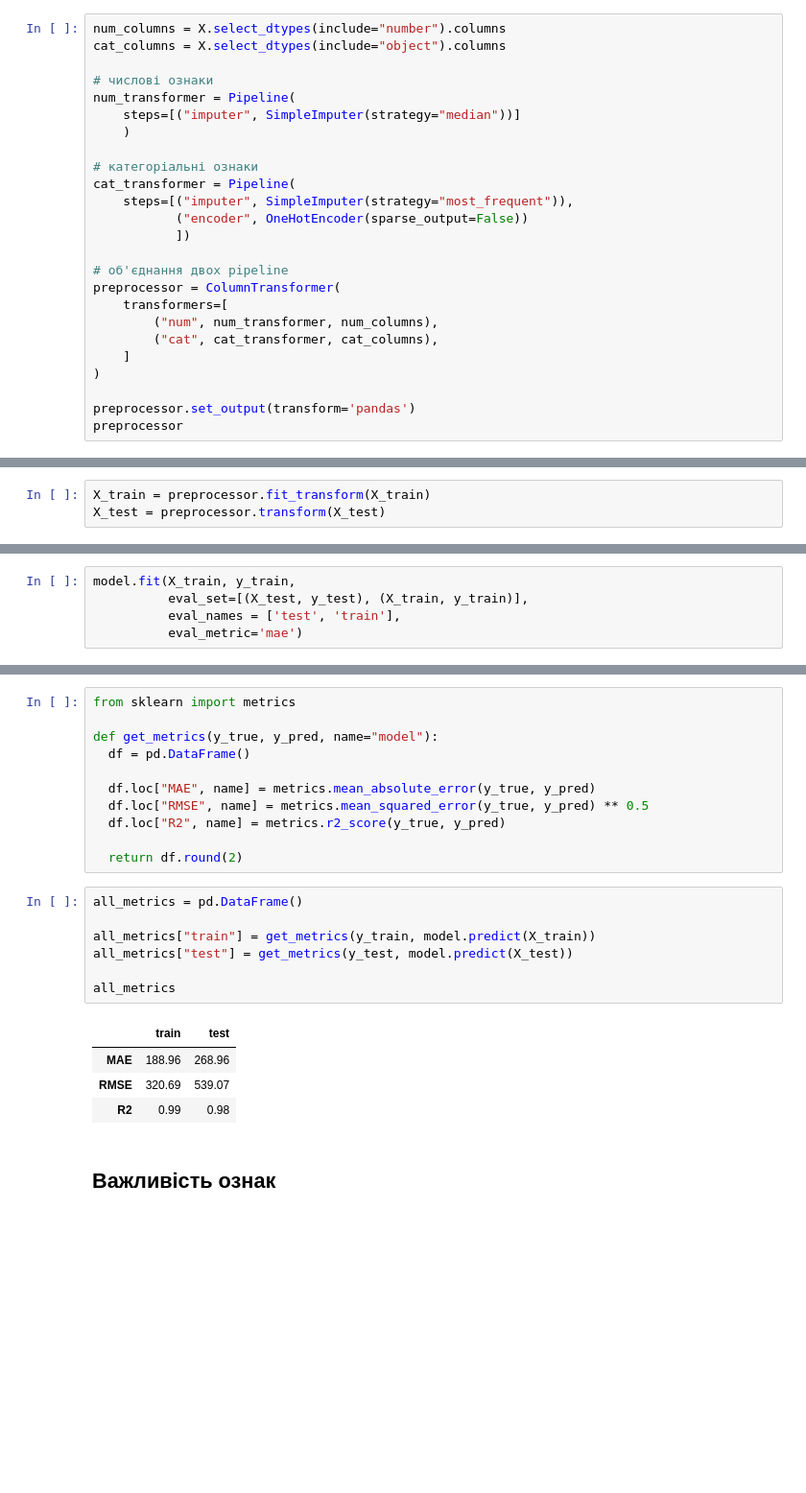
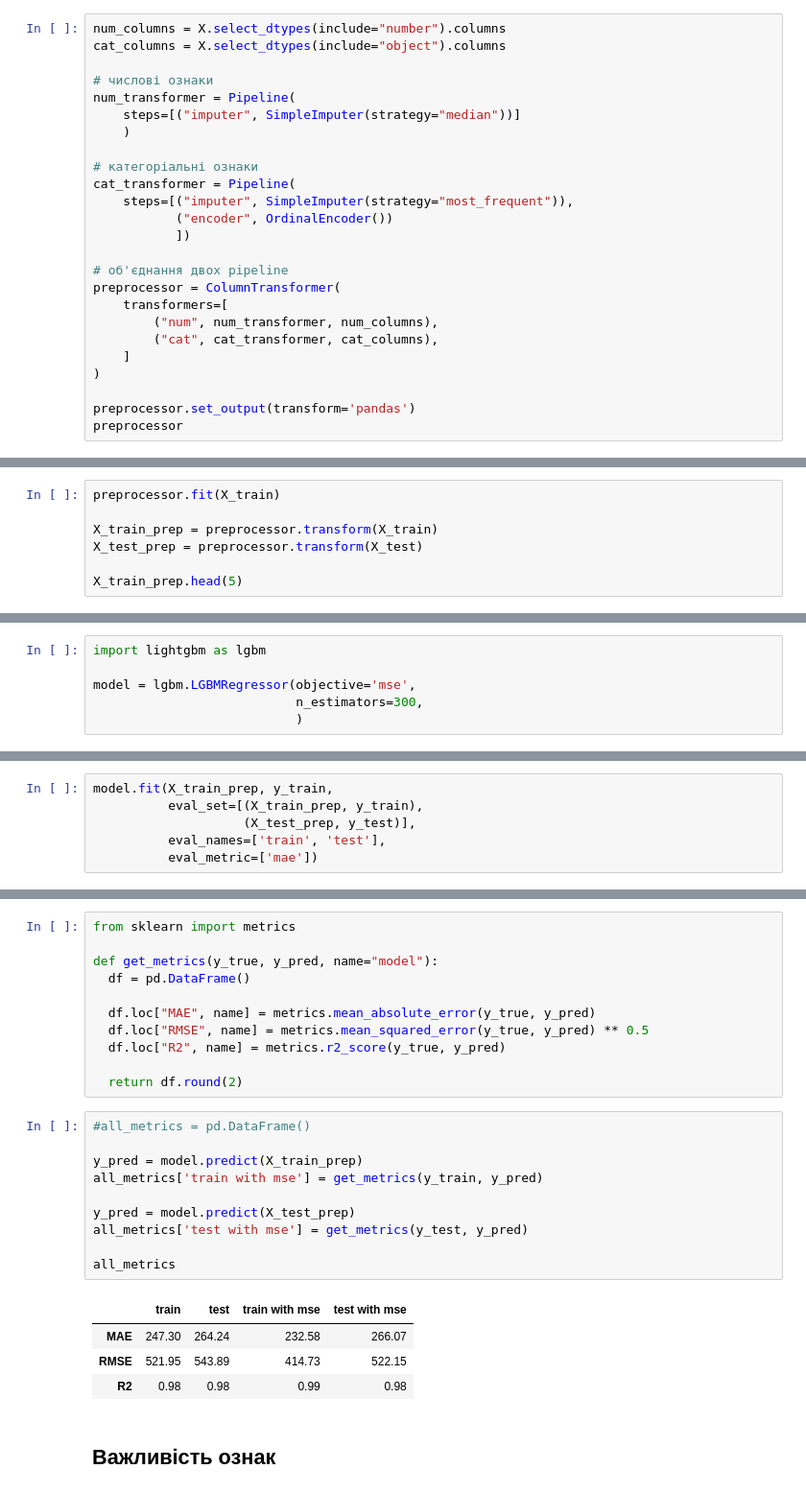
Before and after one commit to HalyshAnton/Python-AI, a Jupyter notebook: lightgbm.ipynb, the cells around one changed output, grey strips where cells are left out. Shown at 96% size. Drawn from its saved outputs; the diff is of its cells as text; blank space fills up the shorter version.

```diff
--- a/lightgbm.ipynb
+++ b/lightgbm.ipynb
@@ -177,7 +185,7 @@ num_transformer = Pipeline(
 # категоріальні ознаки
 cat_transformer = Pipeline(
     steps=[("imputer", SimpleImputer(strategy="most_frequent")),
-           ("encoder", OneHotEncoder(sparse_output=False))
+           ("encoder", OrdinalEncoder())
            ])
 
 # об'єднання двох pipeline
@@ -206,5 +214,9 @@ ColumnTransformer(transformers=[('num',
 # %% [markdown]
 Оскільки ми користуємось новою бібліотекою, то нам потрібно поередньо натренувати `preprocessor` та обробити дані
 # %%
-X_train = preprocessor.fit_transform(X_train)
-X_test = preprocessor.transform(X_test)
+preprocessor.fit(X_train)
+
+X_train_prep = preprocessor.transform(X_train)
+X_test_prep = preprocessor.transform(X_test)
+
+X_train_prep.head(5)
@@ -216,3 +232,9 @@ model = lgb.LGBMRegressor(objective='mse',
+# %%
+import lightgbm as lgbm
+
+model = lgbm.LGBMRegressor(objective='mse',
+                           n_estimators=300,
+                           )
 # %% [markdown]
 ### Опис параметрів:
 
@@ -244,8 +266,9 @@ model = lgb.LGBMRegressor(objective='mse',
 * **group_features:** (list, default=None) - Групові ознаки.
 * **application:** (str, default="regression") - Тип завдання.
 # %%
-model.fit(X_train, y_train,
-          eval_set=[(X_test, y_test), (X_train, y_train)],
-          eval_names = ['test', 'train'],
-          eval_metric='mae')
+model.fit(X_train_prep, y_train,
+          eval_set=[(X_train_prep, y_train),
+                    (X_test_prep, y_test)],
+          eval_names=['train', 'test'],
+          eval_metric=['mae'])
 # %% [output]
@@ -307,16 +328,19 @@ def get_metrics(y_true, y_pred, name="model"):
 
   return df.round(2)
 # %%
-all_metrics = pd.DataFrame()
+#all_metrics = pd.DataFrame()
 
-all_metrics["train"] = get_metrics(y_train, model.predict(X_train))
-all_metrics["test"] = get_metrics(y_test, model.predict(X_test))
+y_pred = model.predict(X_train_prep)
+all_metrics['train with mse'] = get_metrics(y_train, y_pred)
+
+y_pred = model.predict(X_test_prep)
+all_metrics['test with mse'] = get_metrics(y_test, y_pred)
 
 all_metrics
 # %% [output]
-|  | train | test |
-| MAE | 188.96 | 268.96 |
-| RMSE | 320.69 | 539.07 |
-| R2 | 0.99 | 0.98 |
+|  | train | test | train with mse | test with mse |
+| MAE | 247.30 | 264.24 | 232.58 | 266.07 |
+| RMSE | 521.95 | 543.89 | 414.73 | 522.15 |
+| R2 | 0.98 | 0.98 | 0.99 | 0.98 |
 # %% [markdown]
 ## Важливість ознак
```
Also changed, not shown: parts of 17 cells of this notebook.
